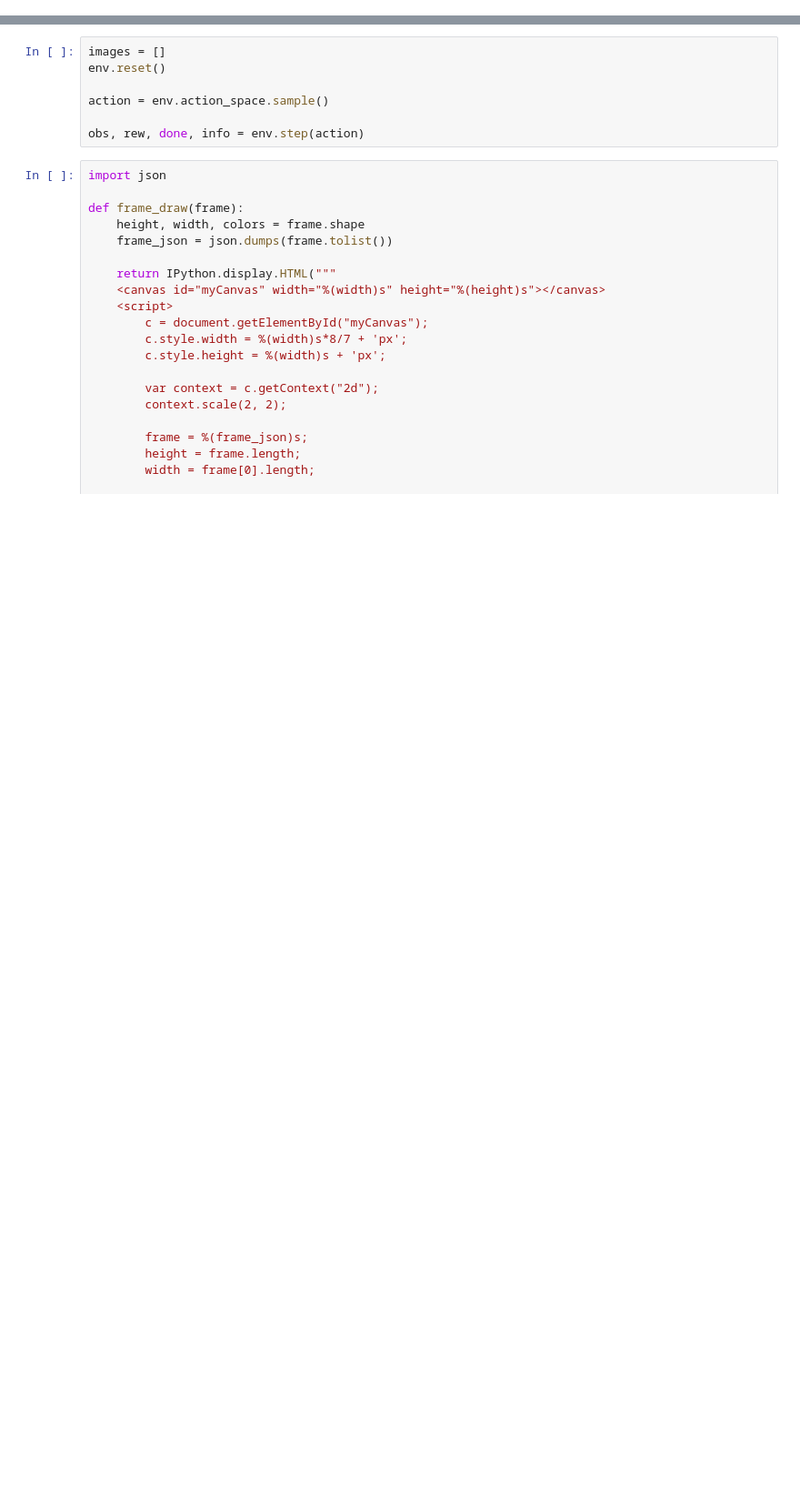
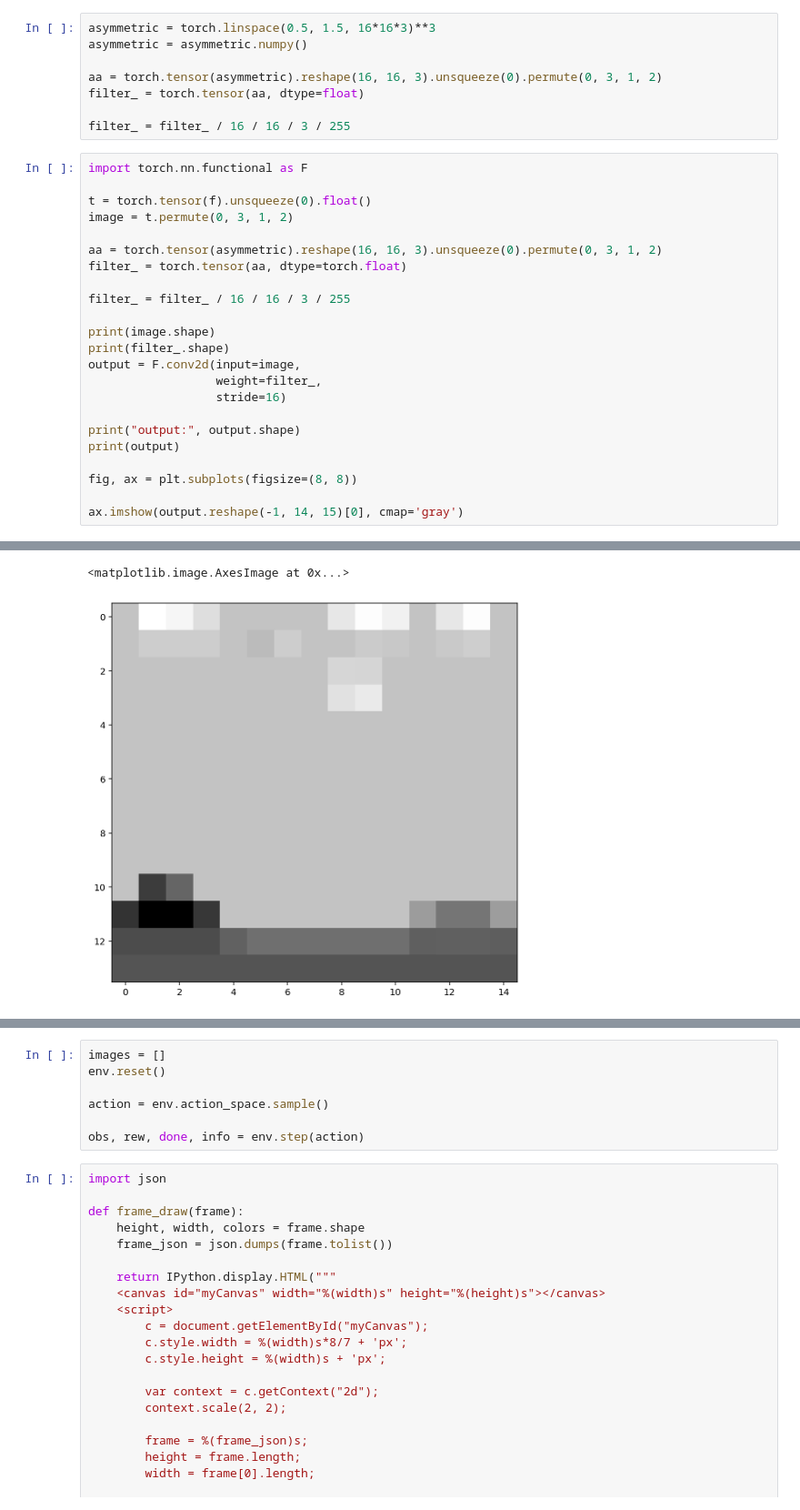
Before and after one commit to freshwater/FORWARD, a Jupyter notebook: working.ipynb, the cells around one changed output, grey strips where cells are left out. Shown at 91% size. Saved outputs shown, nothing was run; the diff lists cells and outputs as text; blank space fills up the shorter version.

```diff
--- a/working.ipynb
+++ b/working.ipynb
@@ -16,0 +169,32 @@ def environment_make():
+# %%
+asymmetric = torch.linspace(0.5, 1.5, 16*16*3)**3
+asymmetric = asymmetric.numpy()
+
+aa = torch.tensor(asymmetric).reshape(16, 16, 3).unsqueeze(0).permute(0, 3, 1, 2)
+filter_ = torch.tensor(aa, dtype=float)
+
+filter_ = filter_ / 16 / 16 / 3 / 255
+# %%
+import torch.nn.functional as F
+
+t = torch.tensor(f).unsqueeze(0).float()
+image = t.permute(0, 3, 1, 2)
+
+aa = torch.tensor(asymmetric).reshape(16, 16, 3).unsqueeze(0).permute(0, 3, 1, 2)
+filter_ = torch.tensor(aa, dtype=torch.float)
+
+filter_ = filter_ / 16 / 16 / 3 / 255
+
+print(image.shape)
+print(filter_.shape)
+output = F.conv2d(input=image,
+                  weight=filter_,
+                  stride=16)
+
+print("output:", output.shape)
+print(output)
+
+fig, ax = plt.subplots(figsize=(8, 8))
+
+ax.imshow(output.reshape(-1, 14, 15)[0], cmap='gray')
+# %% [output]
@@ -16,0 +218,2 @@ def environment_make():
+<matplotlib.image.AxesImage at 0x...>
+[figure, added]
```
Also changed, not shown: parts of 37 cells of this notebook, 1 other file.
